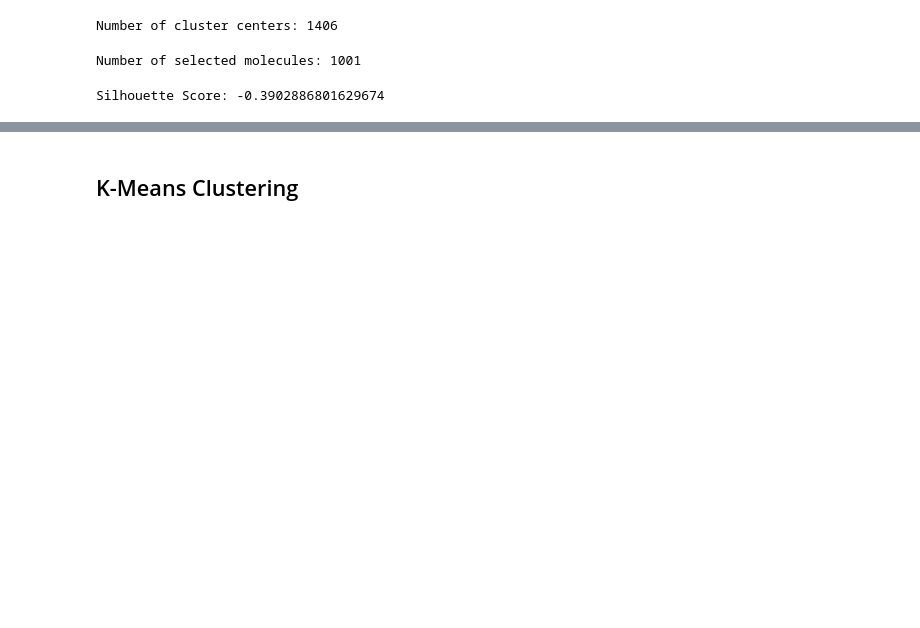
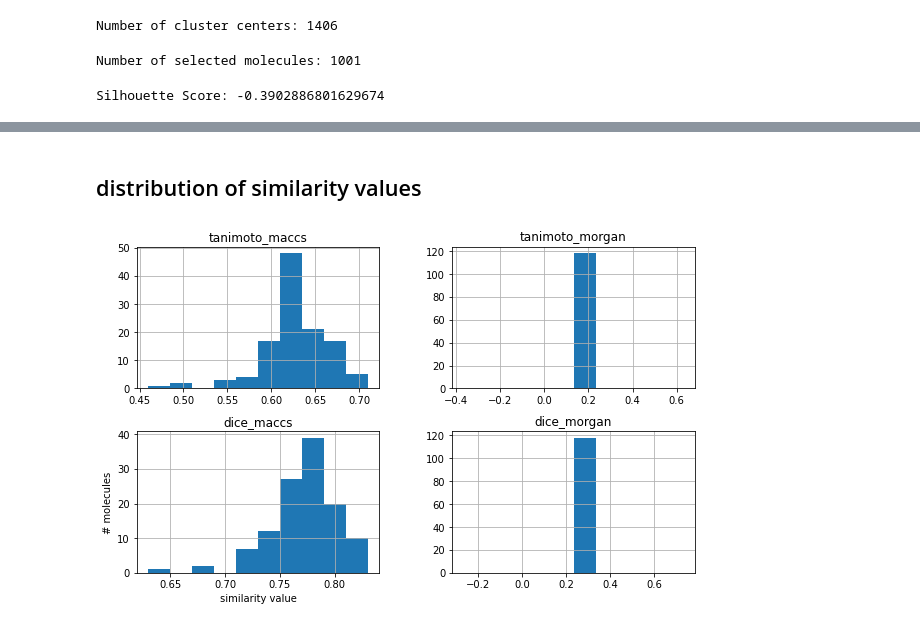
Before and after one commit to Dislevekanku/DS_capstone, a Jupyter notebook: compound_clustering.ipynb, the cells around one changed output, grey strips where cells are left out. Drawn from its saved outputs; the diff is of its cells as text; code cells hidden in the pictures; blank space fills up the shorter version.

Commit message:
Add virtual screening and clustering

```diff
--- a/compound_clustering.ipynb
+++ b/compound_clustering.ipynb
@@ -310,0 +411,10 @@ Silhouette Score: -0.3902886801629674
+# %%
+# Define a function to generate Morgan fingerprints
+def generate_morgan_fingerprint(mol):
+    mol = Chem.MolFromSmiles(smiles)
+    return AllChem.GetMorganFingerprintAsBitVect(mol, 2, nBits=1024)
+
+
+# Apply the function to generate Morgan fingerprints for each molecule
+molecules_butina_cluster_df['morgan'] = molecules_butina_cluster_df['ROMol'].apply(generate_morgan_fingerprint)
+molecules_butina_cluster_df.head()
@@ -310,0 +428,16 @@ Silhouette Score: -0.3902886801629674
+# %%
+PandasTools.AddMoleculeColumnToFrame(molecules_butina_cluster_df, "smiles")
+circular_fp_list = molecules_butina_cluster_df["ROMol"].apply(generate_morgan_fingerprint).tolist()
+maccs_fp_list = molecules_butina_cluster_df["ROMol"].apply(MACCSkeys.GenMACCSKeys).tolist()
+# %%
+molecules_butina_cluster_df["tanimoto_maccs"] = DataStructs.BulkTanimotoSimilarity(
+    maccs_fp_query, maccs_fp_list
+)
+molecules_butina_cluster_df["tanimoto_morgan"] = DataStructs.BulkTanimotoSimilarity(
+    circular_fp_query, circular_fp_list
+)
+# %%
+molecules_butina_cluster_df["dice_maccs"] = DataStructs.BulkDiceSimilarity(maccs_fp_query, maccs_fp_list)
+molecules_butina_cluster_df["dice_morgan"] = DataStructs.BulkDiceSimilarity(
+    circular_fp_query, circular_fp_list
+)
@@ -311,10 +464,13 @@ Silhouette Score: -0.3902886801629674
 # %% [markdown]
-## K-Means Clustering
+## distribution of similarity values
 # %%
-# Generate molecular descriptors
-warnings.filterwarnings("ignore", category=UserWarning, module="threadpoolctl")
-def generate_descriptors(molecules):
-    descriptors = [AllChem.GetMorganFingerprintAsBitVect(mol, 2, nBits=1024) for mol, _ in molecules]
-    return np.array(descriptors)
-
-descriptors = generate_descriptors(molecules)
+fig, axes = plt.subplots(figsize=(10, 6), nrows=2, ncols=2)
+molecules_butina_cluster_df.hist(["tanimoto_maccs"], ax=axes[0, 0])
+molecules_butina_cluster_df.hist(["tanimoto_morgan"], ax=axes[0, 1])
+molecules_butina_cluster_df.hist(["dice_maccs"], ax=axes[1, 0])
+molecules_butina_cluster_df.hist(["dice_morgan"], ax=axes[1, 1])
+axes[1, 0].set_xlabel("similarity value")
+axes[1, 0].set_ylabel("# molecules")
+fig;
+# %% [output]
+[figure, added]
```
Also changed, not shown: parts of 28 cells of this notebook, 1 other file.
